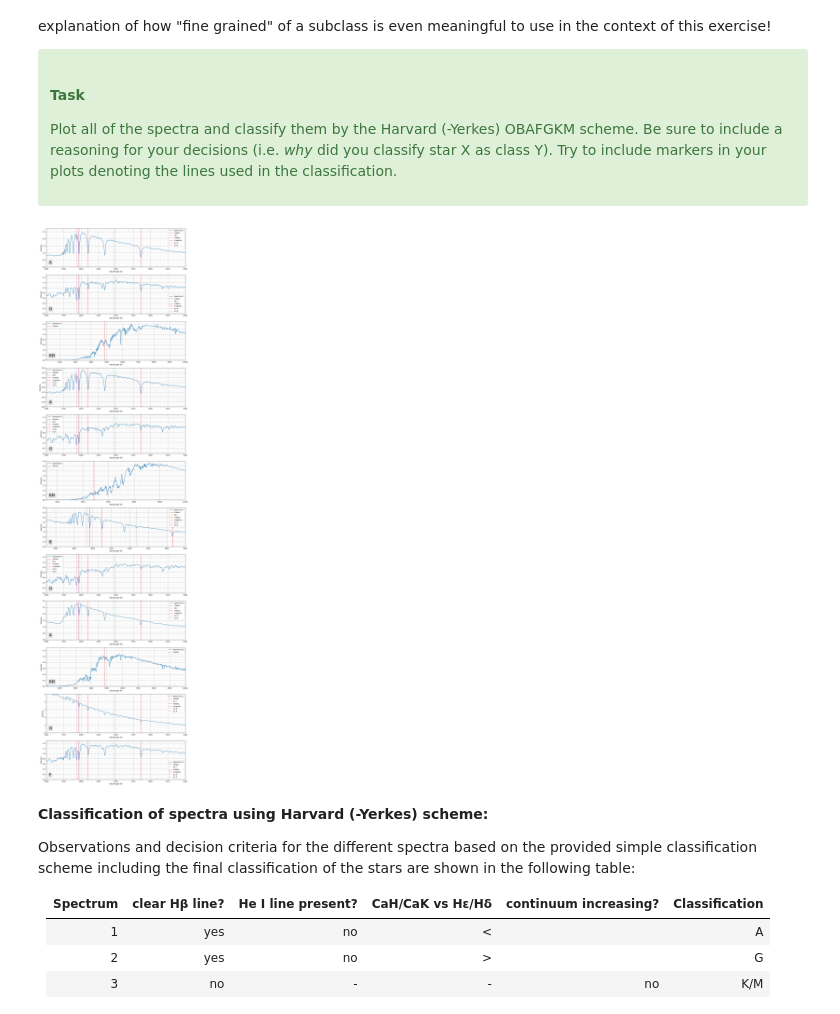
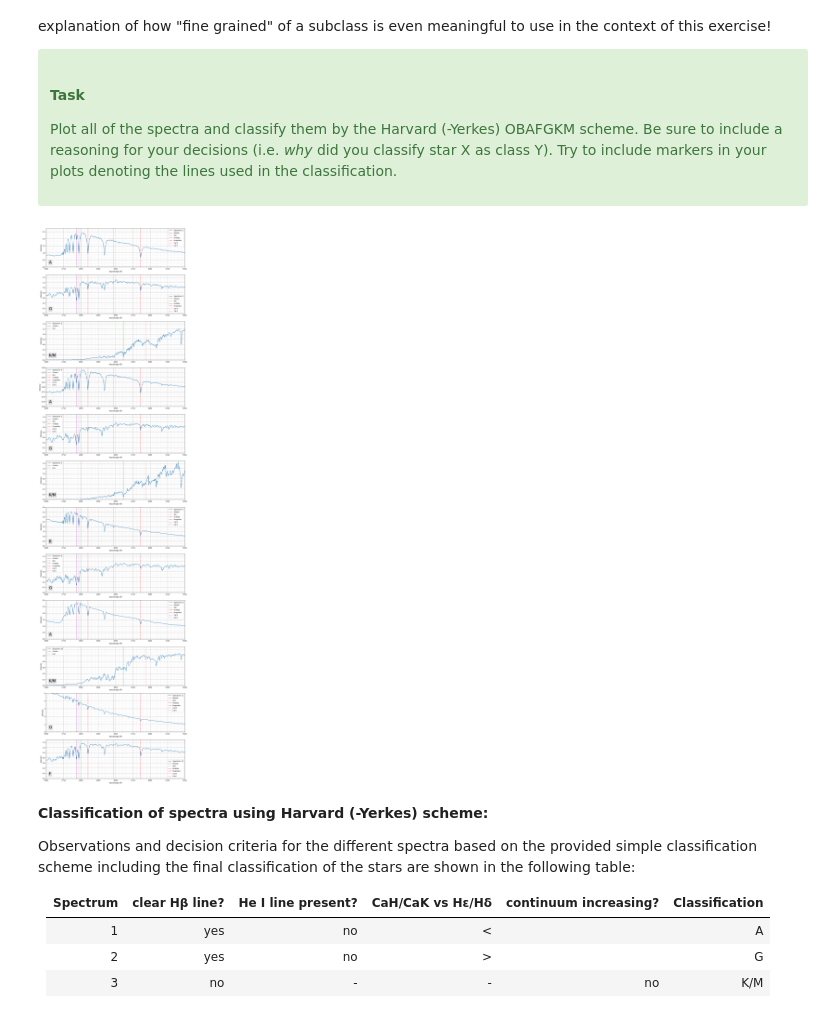
Before and after one commit to B0whunt3r21/AstroPrak, a Jupyter notebook: SpectralTypeClassification.ipynb, the cells around one changed output. Drawn from its saved outputs; the diff is of its cells as text; code cells hidden in the pictures.

```diff
--- a/SpectralTypeClassification.ipynb
+++ b/SpectralTypeClassification.ipynb
@@ -362,6 +362,8 @@ def plotSpectra(x, y, ax=None, nr=None, xLim=[], yLim=[], emmLines=[]):
                 ax.vlines(3968.5, yLim[0], yLim[1], linestyles=':', colors='purple', label='Ca H')
             case 'Ca K':
                 ax.vlines(3933.7, yLim[0], yLim[1], linestyles=':', colors='purple', label='Ca K')
+            case 'Ca I':
+                ax.vlines(4226, yLim[0], yLim[1], linestyles=':', colors='green', label='Ca I')
 
     ax.set_xlim(xLim)
     ax.set_ylim(yLim)
@@ -372,14 +374,14 @@ def plotSpectra(x, y, ax=None, nr=None, xLim=[], yLim=[], emmLines=[]):
 
 xScalings = [[3500, 5500]
               ,[3500, 5500]
-              ,[1150, 10000]
+              ,[2000, 6000]
               ,[3500, 5500]
               ,[3500, 5500]
-              ,[1150, 12000]
-              ,[3500, 5000]
+              ,[2000, 6000]
               ,[3500, 5500]
               ,[3500, 5500]
-              ,[1150, 10000]
+              ,[3500, 5500]
+              ,[2000, 6000]
               ,[3500, 5500]
               ,[3500, 5500]]
 
@@ -388,7 +390,7 @@ yScalings = [[0, 2.75]
              ,[0, 1.5]
              ,[0, 2]
              ,[0, 1.5]
-             ,[0, 4]
+             ,[0, 1.5]
              ,[0, 4]
              ,[0, 1.5]
              ,[0, 3]
@@ -398,44 +400,44 @@ yScalings = [[0, 2.75]
 
 emissionLines = [['H-beta', 'He I', 'H-delta', 'H-epsilon', 'Ca H', 'Ca K']
                  ,['H-beta', 'He I', 'H-delta', 'H-epsilon', 'Ca H', 'Ca K']
-                 ,['H-beta']
+                 ,['H-beta', 'Ca I']
                  ,['H-beta', 'He I', 'H-delta', 'H-epsilon', 'Ca H', 'Ca K']
                  ,['H-beta', 'He I', 'H-delta', 'H-epsilon', 'Ca H', 'Ca K']
-                 ,['H-beta']
+                 ,['H-beta', 'Ca I']
                  ,['H-beta', 'He I', 'H-delta', 'H-epsilon', 'Ca H', 'Ca K']
                  ,['H-beta', 'He I', 'H-delta', 'H-epsilon', 'Ca H', 'Ca K']
                  ,['H-beta', 'He I', 'H-delta', 'H-epsilon', 'Ca H', 'Ca K']
-                 ,['H-beta']
+                 ,['H-beta', 'Ca I']
                  ,['H-beta', 'He I', 'H-delta', 'H-epsilon', 'Ca H', 'Ca K']
                  ,['H-beta', 'He I', 'H-delta', 'H-epsilon', 'Ca H', 'Ca K']]
 
 spectral_classes = {
     0: 'A',
     1: 'G',
-    2: 'KM',
+    2: 'K/M',
     3: 'A',
     4: 'G',
-    5: 'KM',
+    5: 'K/M',
     6: 'B',
     7: 'G',
     8: 'A',
-    9: 'KM',
+    9: 'K/M',
     10: 'O',
     11: 'F'}
 
 fig, axes = plt.subplots(12, 1, figsize=(15, 60))
 for idx, row in Axes.iterrows():
     plotSpectra(row['X'], row['Y'], ax=axes[idx], nr=idx, xLim=xScalings[idx], yLim=yScalings[idx], emmLines=emissionLines[idx])
 
     spectral_class = spectral_classes.get(idx, '')
     if spectral_class:
         x_pos = xScalings[idx][0] + 0.02 * (xScalings[idx][1] - xScalings[idx][0])
         y_pos = yScalings[idx][0] + 0.09 * (yScalings[idx][1] - yScalings[idx][0])
     axes[idx].text(x_pos, y_pos, spectral_class, fontsize=22, color='black', bbox=dict(facecolor='grey', alpha=0.3, edgecolor='none'))
 
 plt.show()
 # %% [output]
-[figure, old version]
+[figure, new version]
 # %% [markdown]
 **Classification of spectra using Harvard (-Yerkes) scheme:**
 
```
Also changed, not shown: parts of 3 cells of this notebook.
